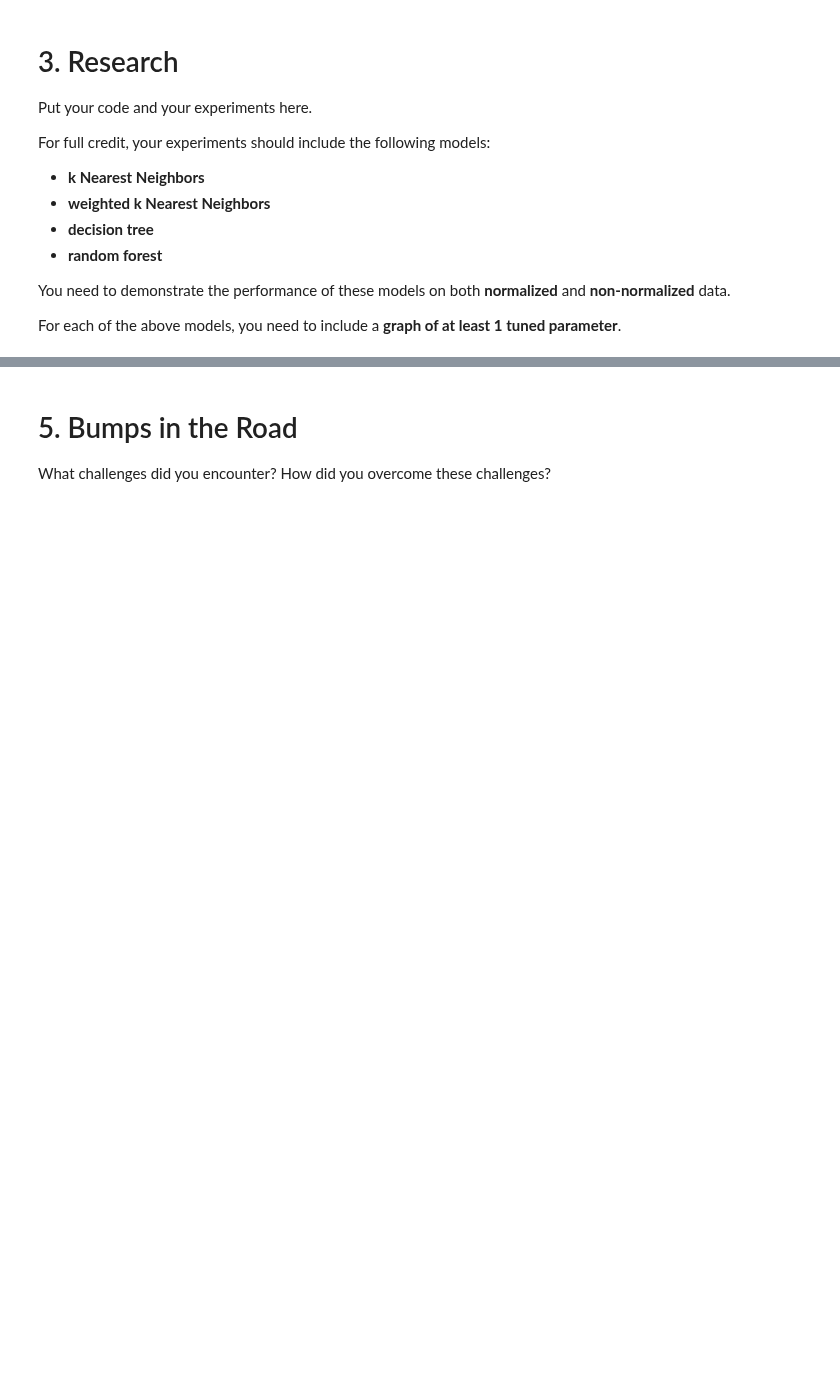
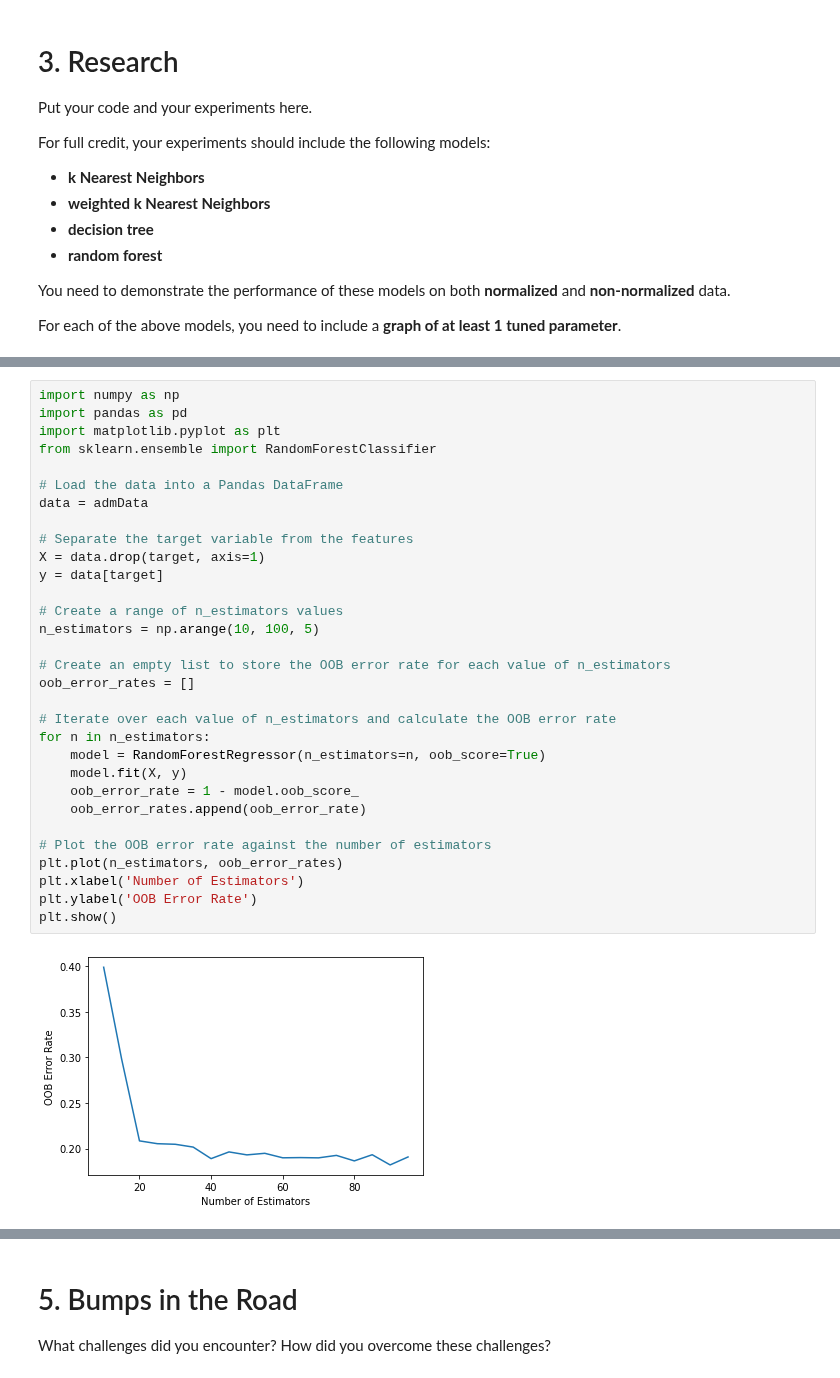
Before and after one commit to rilschultz/CS167Notes, a Jupyter notebook: Project1_starter.ipynb, the cells around one changed output, grey strips where cells are left out. Drawn from its saved outputs; the diff is of its cells as text; blank space fills up the shorter version.

```diff
--- a/Project1_starter.ipynb
+++ b/Project1_starter.ipynb
@@ -164,0 +326,33 @@ MSE:  0.002643719064032473
+# %%
+import numpy as np
+import pandas as pd
+import matplotlib.pyplot as plt
+from sklearn.ensemble import RandomForestClassifier
+
+# Load the data into a Pandas DataFrame
+data = admData
+
+# Separate the target variable from the features
+X = data.drop(target, axis=1)
+y = data[target]
+
+# Create a range of n_estimators values
+n_estimators = np.arange(10, 100, 5)
+
+# Create an empty list to store the OOB error rate for each value of n_estimators
+oob_error_rates = []
+
+# Iterate over each value of n_estimators and calculate the OOB error rate
+for n in n_estimators:
+    model = RandomForestRegressor(n_estimators=n, oob_score=True)
+    model.fit(X, y)
+    oob_error_rate = 1 - model.oob_score_
+    oob_error_rates.append(oob_error_rate)
+
+# Plot the OOB error rate against the number of estimators
+plt.plot(n_estimators, oob_error_rates)
+plt.xlabel('Number of Estimators')
+plt.ylabel('OOB Error Rate')
+plt.show()
+# %% [output]
+[figure, added]
```
Also changed, not shown: parts of 20 cells of this notebook.
